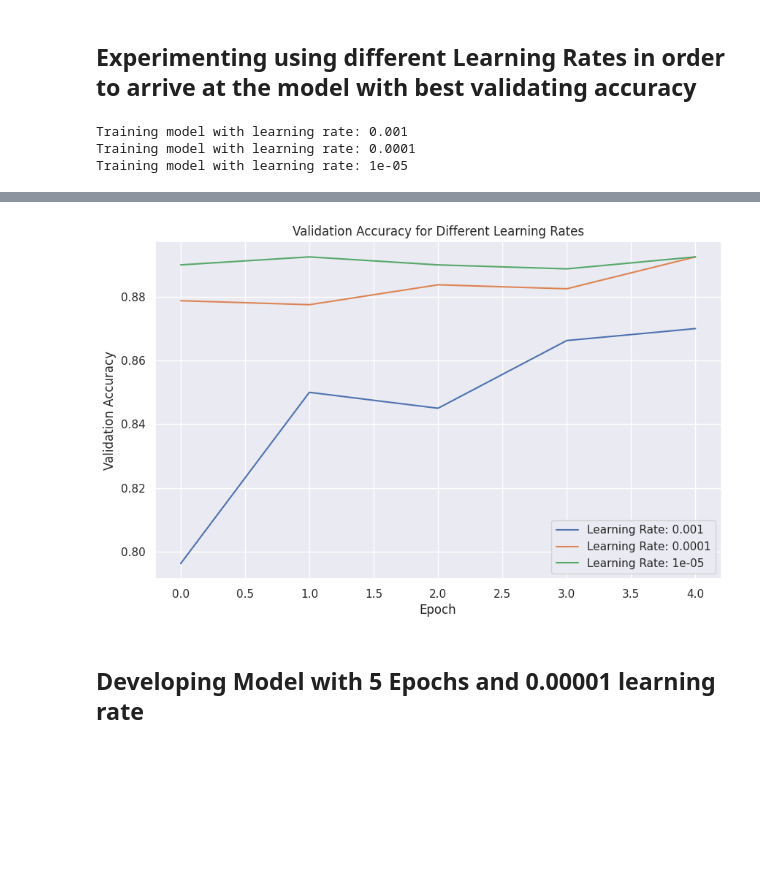
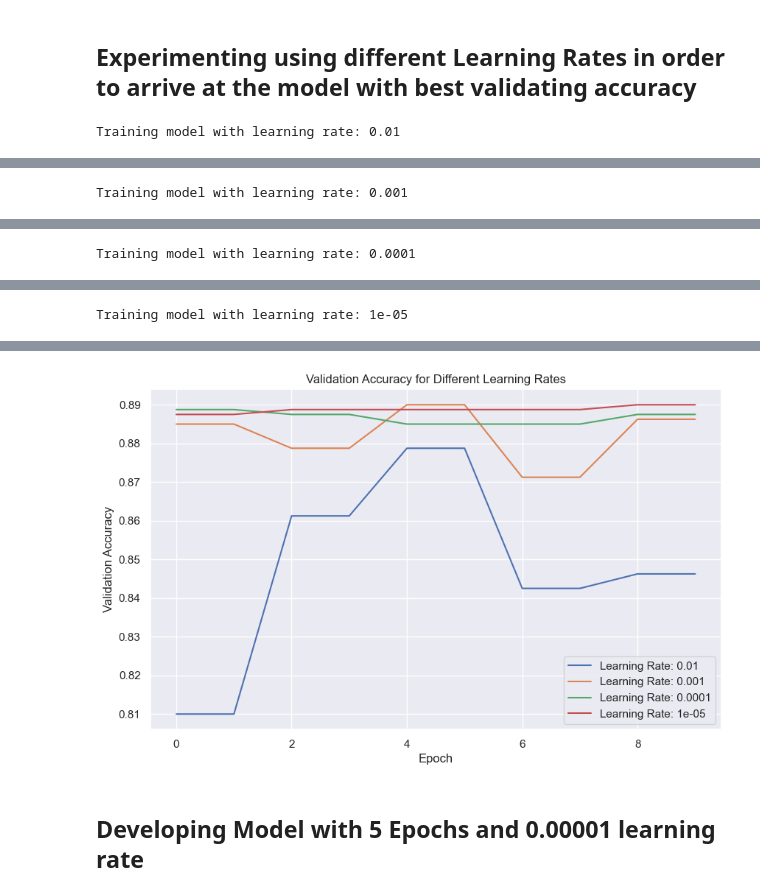
Before and after one commit to kennyalexlin/satellite-ships-classifier, a Jupyter notebook: Model_dev.ipynb, the cells around one changed output, grey strips where cells are left out. Saved outputs shown, nothing was run; the diff lists cells and outputs as text; code cells hidden in the pictures; blank space fills up the shorter version.

Commit message:
Add files via upload
devloping model using assignment 10 model architecture

```diff
--- a/Model_dev.ipynb
+++ b/Model_dev.ipynb
@@ -20,7 +20,7 @@ Mounted at /content/drive
 - Class 0 is the False class - images of random land cover that do not include ships or partially include ships
 # %%
 # Path to dataset
-IMG_DIR = '/content/drive/MyDrive/shipsnet'
+IMG_DIR = 'shipsnet'
 class1 = []
 class0 = []
 for file in os.listdir(IMG_DIR):
@@ -134,7 +134,7 @@ X_val = X_val.astype('float32') / 255.0
 datagen.fit(X_train)
 
 # Define different learning rates to experiment with
-learning_rates = [0.001, 0.0001, 0.00001]
+learning_rates = [0.01, 0.001, 0.0001, 0.00001]
 
 # Train the model with different learning rates
 history_list = []
@@ -142,7 +142,7 @@ for learning_rate in learning_rates:
     print(f"Training model with learning rate: {learning_rate}")
     model.compile(optimizer=tf.keras.optimizers.Adam(learning_rate=learning_rate), loss='binary_crossentropy', metrics=['accuracy'])
     history = model.fit(datagen.flow(X_train, y_train, batch_size=32),
-                        steps_per_epoch=len(X_train) / 32, epochs=5, validation_data=(X_test, y_test),
+                        steps_per_epoch=len(X_train) // 32, epochs=10, validation_data=(X_test, y_test),
                         verbose=0)
     history_list.append(history)
 
@@ -157,6 +157,4 @@ plt.ylabel('Validation Accuracy')
 plt.legend()
 plt.show()
 # %% [output]
-Training model with learning rate: 0.001
-Training model with learning rate: 0.0001
-Training model with learning rate: 1e-05
+Training model with learning rate: 0.01
@@ -162,0 +171 @@ Training model with learning rate: 1e-05
+Training model with learning rate: 0.001
@@ -162,0 +182 @@ Training model with learning rate: 1e-05
+Training model with learning rate: 0.0001
@@ -162,0 +193 @@ Training model with learning rate: 1e-05
+Training model with learning rate: 1e-05
@@ -163,4 +204,4 @@ Training model with learning rate: 1e-05
-[figure, old version]
+[figure, new version]
 # %% [markdown]
 ## Developing Model with 5 Epochs and 0.00001 learning rate
 # %%
```
Also changed, not shown: parts of 10 cells of this notebook.
